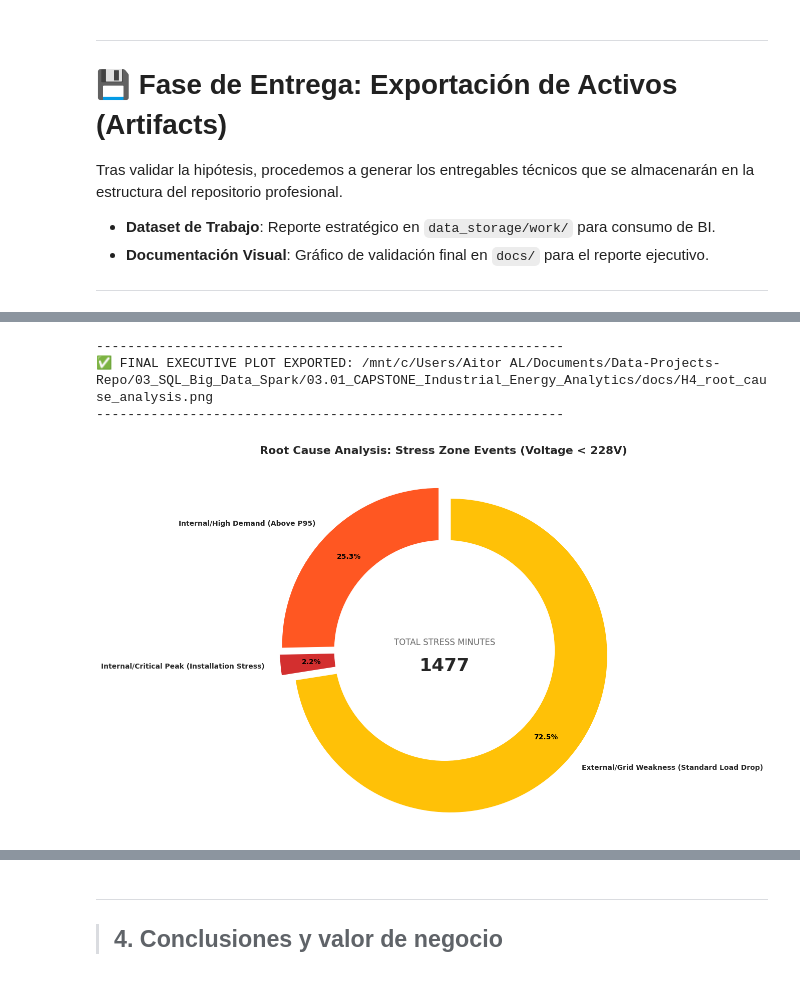
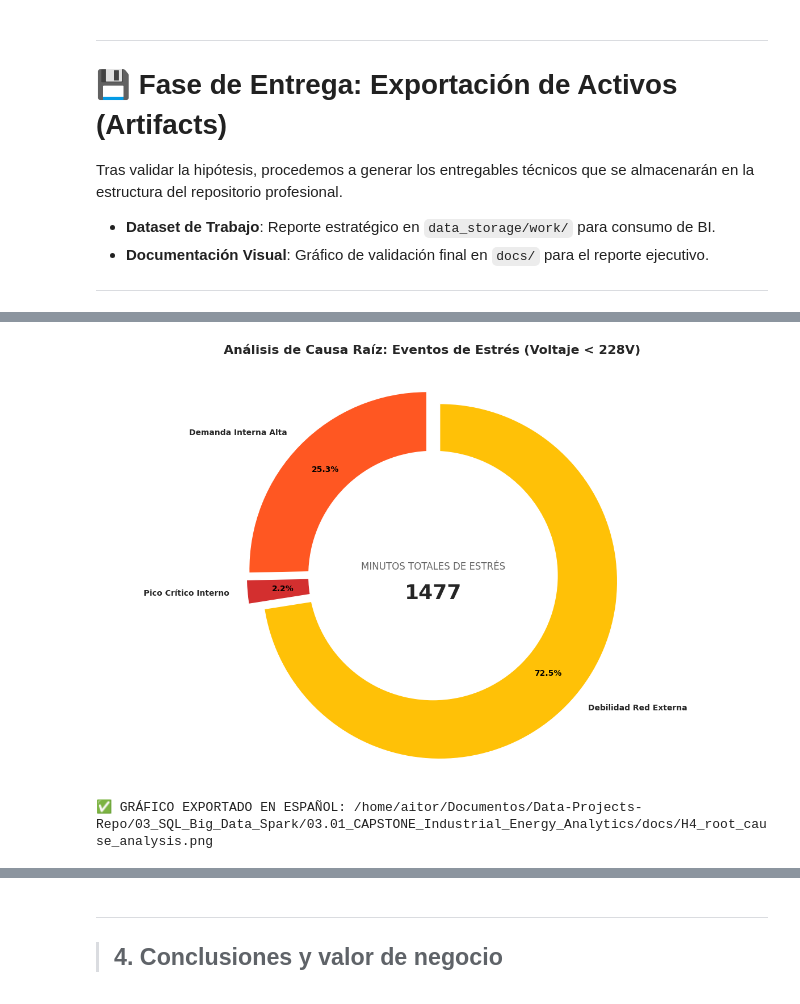
Before and after one commit to aitor-industrial-data/Data-Projects-Repo, a Jupyter notebook: 03_SQL_Big_Data_Spark/03.01_CAPSTONE_Industrial_Energy_Analytics/notebooks/01_EDA_Electric_Data.ipynb, the cells around one changed output, grey strips where cells are left out. Drawn from its saved outputs; the diff is of its cells as text; code cells hidden in the pictures.

```diff
--- a/03_SQL_Big_Data_Spark/03.01_CAPSTONE_Industrial_Energy_Analytics/notebooks/01_EDA_Electric_Data.ipynb
+++ b/03_SQL_Big_Data_Spark/03.01_CAPSTONE_Industrial_Energy_Analytics/notebooks/01_EDA_Electric_Data.ipynb
@@ -2673,15 +2744,14 @@ only showing top 24 rows
 # %%
 # ==============================================================================
-# H4 FINAL VISUALIZATION: ROOT CAUSE ANALYSIS DONUT CHART (H4 STRESS)
+# H4 VISUALIZACIÓN FINAL: ANÁLISIS DE CAUSA RAÍZ (SOLO ESPAÑOL)
 # ==============================================================================
 # Objetivo: Proporcionar una visión ejecutiva del origen de los eventos de
-# estrés hídrico-eléctrico (caídas de tensión), facilitando la toma de decisiones.
+# estrés eléctrico, facilitando la toma de decisiones.
 
 import matplotlib.pyplot as plt
 import os
 
-# --- STEP 1: DATA PREPARATION & AGGREGATION ---
-# Filtramos los eventos 'Healthy' para centrarnos exclusivamente en las anomalías
+# --- PASO 1: PREPARACIÓN DE DATOS ---
 stress_df = H4_Validation_Report.filter("technical_responsibility_tag != 'Healthy'")
 total_stress_events = stress_df.count()
 
@@ -2690,73 +2760,70 @@ stress_data = stress_df \
     .count() \
     .toPandas()
 
-# --- STEP 2: PLOT CONFIGURATION ---
+# Traducción de las categorías para la imagen
+diccionario_esp = {
+    'External/Grid Weakness (Standard Load Drop)': 'Debilidad Red Externa',
+    'Internal/High Demand (Above P95)': 'Demanda Interna Alta',
+    'Internal/Critical Peak (Installation Stress)': 'Pico Crítico Interno',
+    'Mixed/Ambient Stress': 'Estrés Mixto'
+}
+
+# Aplicamos la traducción a la columna de etiquetas
+stress_data['technical_responsibility_tag'] = stress_data['technical_responsibility_tag'].map(diccionario_esp)
+
+# --- PASO 2: CONFIGURACIÓN DEL GRÁFICO ---
 fig, ax = plt.subplots(figsize=(12, 8))
 
-# Paleta de colores técnica y semántica
+# Colores técnicos
 colors_dict = {
-    'External/Grid Weakness (Standard Load Drop)': '#FFC107', # Ámbar: Problema fuera de control
-    'Internal/High Demand (Above P95)': '#FF5722',           # Naranja: Uso intensivo
-    'Internal/Critical Peak (Installation Stress)': '#D32F2F', # Rojo: Riesgo eléctrico
-    'Mixed/Ambient Stress': '#9E9E9E'                          # Gris: Factores mixtos
+    'Debilidad Red Externa': '#FFC107',
+    'Demanda Interna Alta': '#FF5722',
+    'Pico Crítico Interno': '#D32F2F',
+    'Estrés Mixto': '#9E9E9E'
 }
 
 current_colors = [colors_dict.get(x, '#17a2b8') for x in stress_data['technical_responsibility_tag']]
 
-# Creación del gráfico de dona (Pie con hueco central)
+# Creación de la dona
 wedges, texts, autotexts = ax.pie(
     stress_data['count'],
     labels=stress_data['technical_responsibility_tag'],
     autopct='%1.1f%%',
     startangle=90,
     colors=current_colors,
-    explode=[0.05] * len(stress_data), # Separación elegante de sectores
+    explode=[0.05] * len(stress_data),
     pctdistance=0.80,
     textprops={'fontsize': 10, 'fontweight': 'bold'}
 )
 
-# Estilización de etiquetas de porcentaje
 plt.setp(autotexts, size=10, color="black")
 
-# --- STEP 3: CENTRAL KPI (IMPACT SUMMARY) ---
-# Creamos el efecto "Dona" añadiendo un círculo blanco en el centro
+# --- PASO 3: KPI CENTRAL ---
 centre_circle = plt.Circle((0,0), 0.70, fc='white')
 ax.add_artist(centre_circle)
 
-# Metadatos en el centro del gráfico
-ax.text(0, 0.05, 'TOTAL STRESS MINUTES', ha='center', va='center', fontsize=12, color='#666666')
+# Textos dentro de la dona en español
+ax.text(0, 0.05, 'MINUTOS TOTALES DE ESTRÉS', ha='center', va='center', fontsize=12, color='#666666')
 ax.text(0, -0.10, f'{total_stress_events}', ha='center', va='center', fontsize=26, fontweight='bold')
 
-plt.title('Root Cause Analysis: Stress Zone Events (Voltage < 228V)',
+# Título en español
+plt.title('Análisis de Causa Raíz: Eventos de Estrés (Voltaje < 228V)',
           fontsize=16, fontweight='bold', pad=25)
+
 ax.axis('equal')
 plt.tight_layout()
 
-# --- STEP 4: AUTOMATED EXPORT (WSL2 TO WINDOWS) ---
-win_user = os.popen("cmd.exe /c echo %USERNAME%").read().strip()
-base_path = f"/mnt/c/Users/{win_user}/Documents/Data-Projects-Repo/03_SQL_Big_Data_Spark/03.01_CAPSTONE_Industrial_Energy_Analytics"
-plot_path = os.path.join(base_path, "docs", "H4_root_cause_analysis.png")
+# --- PASO 4: EXPORTACIÓN AUTOMATIZADA ---
+current_dir = os.getcwd()
+project_root = os.path.dirname(current_dir) if os.path.basename(current_dir) == "notebooks" else current_dir
+plot_path = os.path.join(project_root, "docs", "H4_root_cause_analysis.png")
+os.makedirs(os.path.dirname(plot_path), exist_ok=True)
 
-# Aseguramos existencia de directorio y guardamos en 300 DPI (Calidad de impresión)
-os.makedirs(os.path.dirname(plot_path), exist_ok=True)
 plt.savefig(plot_path, dpi=300, bbox_inches='tight')
-
-print("-" * 60)
-print(f"✅ FINAL EXECUTIVE PLOT EXPORTED: {plot_path}")
-print("-" * 60)
-
 plt.show()
 
-# --- STEP 5: MARKDOWN-READY INSIGHTS ---
-print("\n" + "="*45)
-print("📌 INSIGHTS PARA TU REPORTE DE GITHUB (MES 3)")
-print("="*45)
-for index, row in stress_data.iterrows():
-    percentage = (row['count'] / total_stress_events) * 100
-    print(f"- {row['technical_responsibility_tag']}: {row['count']} min ({percentage:.1f}%)")
-print("="*45)
+# --- PASO 5: INSIGHTS (CONSOLA) ---
+print(f"✅ GRÁFICO EXPORTADO EN ESPAÑOL: {plot_path}")
 # %% [output]
+[figure, new version]
-------------------------------------------------------------
-✅ FINAL EXECUTIVE PLOT EXPORTED: /mnt/c/Users/Aitor AL/Documents/Data-Projects-Repo/03_SQL_Big_Data_Spark/03.01_CAPSTONE_Industrial_Energy_Analytics/docs/H4_root_cause_analysis.png
-------------------------------------------------------------
+✅ GRÁFICO EXPORTADO EN ESPAÑOL: /home/aitor/Documentos/Data-Projects-Repo/03_SQL_Big_Data_Spark/03.01_CAPSTONE_Industrial_Energy_Analytics/docs/H4_root_cause_analysis.png
-[figure, old version]
```
Also changed, not shown: parts of 29 cells of this notebook, 5 other files.
